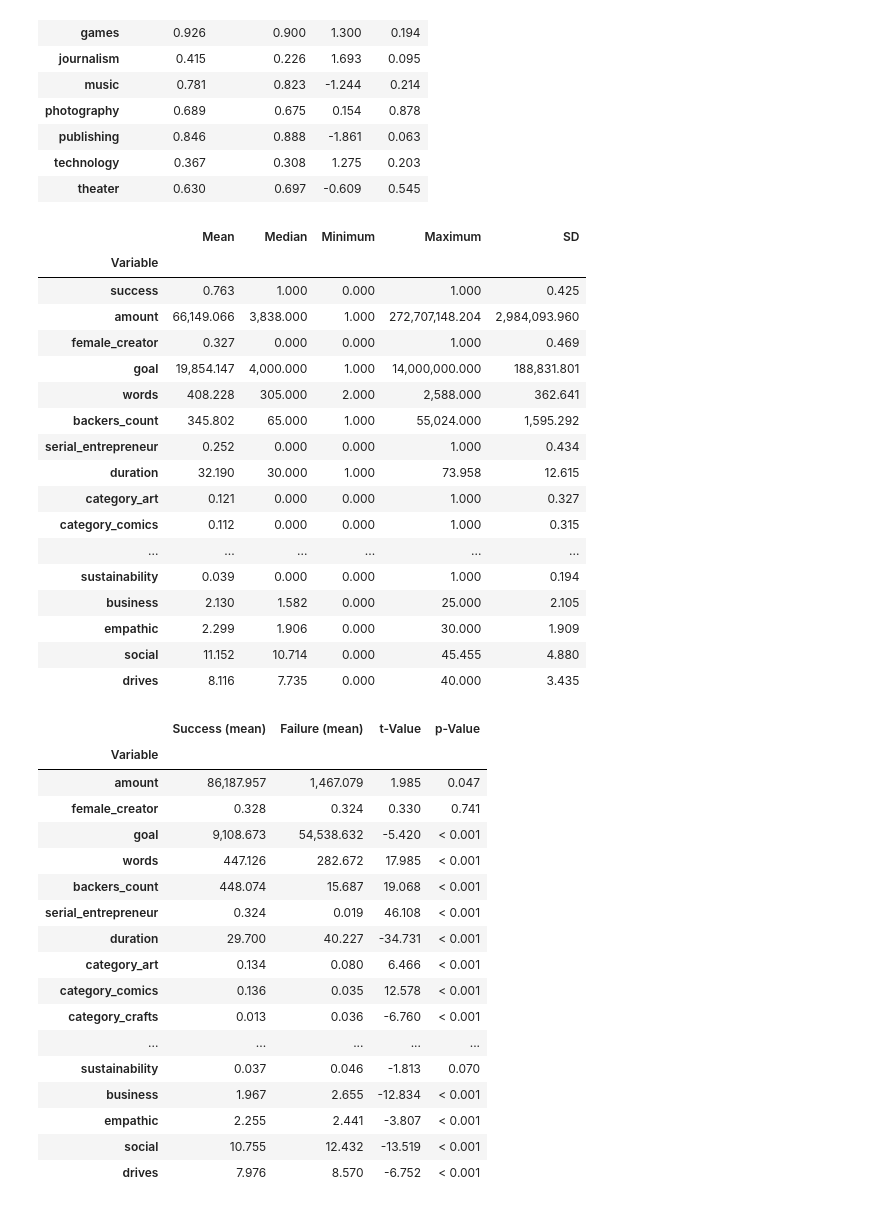
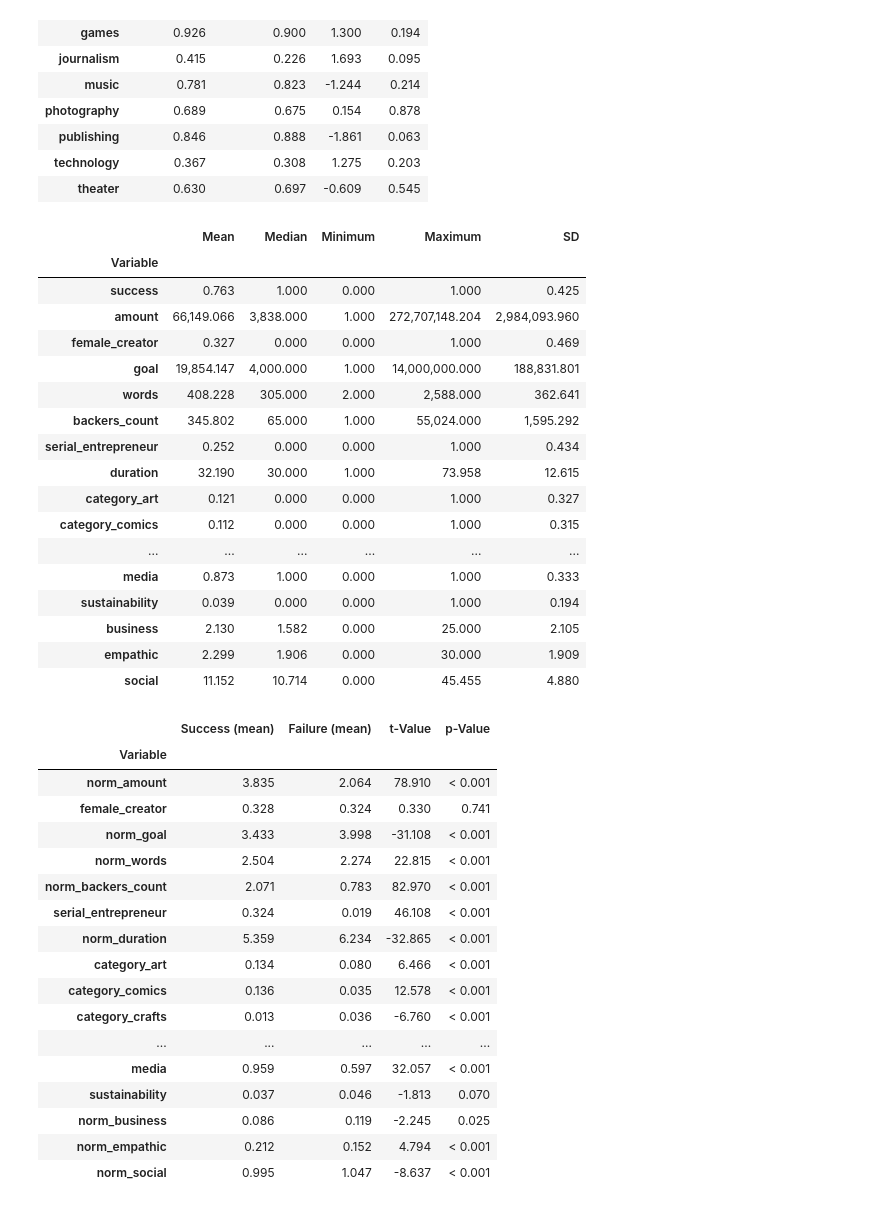
Before and after one commit to MaxPersoon/KickstarterScraper, a Jupyter notebook: dataProcessing.ipynb, the cells around one changed output. Saved outputs shown, nothing was run; the diff lists cells and outputs as text; code cells hidden in the pictures.

```diff
--- a/dataProcessing.ipynb
+++ b/dataProcessing.ipynb
@@ -7,6 +7,7 @@ from pandas.core.dtypes.common import is_numeric_dtype
 
 data = pd.read_csv("data.csv")
 data = data.set_index('projectID')
+data = data.drop(columns=['drives'])
 pd.set_option('display.float_format',  '{:,.3f}'.format)
 data
 # %% [output]
@@ -26,0 +28,28 @@ data
+# %%
+# Normalize data
+# Box-Cox lambda values
+# amount        0.0915075719918227
+# goal          0.02059050704045948
+# words         0.19404918878650212
+# backers_count 0.010289890837174583
+# duration      0.4346871019563134
+# business      0.039097024902746386
+# empathic      0.05775409842214908
+# social        0.23771984812837177
+# drives        0.22950948679659838
+
+normData = data.copy()
+
+for variable in ['amount', 'goal', 'words', 'backers_count', 'business', 'empathic', 'social']: # + drives
+    minimum, secondMinimum = data[variable].drop_duplicates().nsmallest(2)
+    if minimum == 0:
+        normData[variable] += 0.5*secondMinimum
+
+    normData[variable] = np.log10(normData[variable])
+    normData = normData.rename(columns={variable: "norm_" + variable})
+
+normData['duration'] = np.sqrt(normData['duration'])
+normData = normData.rename(columns={'duration': 'norm_duration'})
+
+normData.to_csv('normalisedData.csv')
+normData
@@ -148,15 +192,15 @@ table3
 | category_art | 0.121 | 0.000 | 0.000 | 1.000 | 0.327 |
 | category_comics | 0.112 | 0.000 | 0.000 | 1.000 | 0.315 |
 | ... | ... | ... | ... | ... | ... |
+| media | 0.873 | 1.000 | 0.000 | 1.000 | 0.333 |
 | sustainability | 0.039 | 0.000 | 0.000 | 1.000 | 0.194 |
 | business | 2.130 | 1.582 | 0.000 | 25.000 | 2.105 |
 | empathic | 2.299 | 1.906 | 0.000 | 30.000 | 1.909 |
 | social | 11.152 | 10.714 | 0.000 | 45.455 | 4.880 |
-| drives | 8.116 | 7.735 | 0.000 | 40.000 | 3.435 |
 # %%
 # Table 4
-succData = data[data['success'] == 1]
-failData = data[data['success'] == 0]
+succData = normData[normData['success'] == 1]
+failData = normData[normData['success'] == 0]
 
 succMeans = []
 failMeans = []
@@ -166,7 +210,7 @@ failMedians = []
 meanTValues = []
 meanPValues = []
 
-moodsVars = ['amount', 'goal', 'words', 'backers_count', 'duration', 'business', 'empathic', 'social', 'drives']
+moodsVars = ['amount', 'goal', 'words', 'backers_count', 'duration', 'business', 'empathic', 'social'] # + drives
 medianTValues = []
 medianPValues = []
 
@@ -177,6 +221,13 @@ def cleanPValue(pValue):
             pValue = "< 0.001"
     return pValue
 
+
+numVars_ = []
+for var in numVars:
+    if var in ['amount', 'goal', 'words', 'backers_count', 'business', 'empathic', 'social', 'duration']:
+        var = "norm_" + var
+    numVars_.append(var)
+numVars = numVars_[:]
 
 for variable in numVars[1:]:
     varDataSucc = succData[variable]
@@ -193,49 +244,49 @@ for variable in numVars[1:]:
     failVar = np.var(varDataFail)
 
     bigger = np.maximum(succVar, failVar)
     smaller = np.minimum(succVar, failVar)
 
     equalVariance = False
     if bigger / smaller < 4:
         equalVariance = True
 
     # Perform two sample t-test
     result = st.ttest_ind(a=varDataSucc, b=varDataFail, equal_var=equalVariance)
     meanTValues.append(result[0])
     meanPValues.append(cleanPValue(result[1]))
 
     # Perform Mood's median test
     if variable in moodsVars:
         result = st.median_test(varDataSucc, varDataFail)
     else:
         result = ["N/A", "N/A"]
     medianTValues.append(result[0])
     medianPValues.append(cleanPValue(result[1]))
 
 table4 = {'Variable': numVars[1:], 'Success (mean)': succMeans, 'Failure (mean)': failMeans, 't-Value': meanTValues, 'p-Value': meanPValues}
 table4 = pd.DataFrame.from_dict(table4)
 table4 = table4.set_index('Variable')
 table4.to_csv('Tables/mean per variable (success).csv')
 table4
 # %% [output]
 |  | Success (mean) | Failure (mean) | t-Value | p-Value |
 | Variable |  |  |  |  |
-| amount | 86,187.957 | 1,467.079 | 1.985 | 0.047 |
+| norm_amount | 3.835 | 2.064 | 78.910 | < 0.001 |
 | female_creator | 0.328 | 0.324 | 0.330 | 0.741 |
-| goal | 9,108.673 | 54,538.632 | -5.420 | < 0.001 |
-| words | 447.126 | 282.672 | 17.985 | < 0.001 |
-| backers_count | 448.074 | 15.687 | 19.068 | < 0.001 |
+| norm_goal | 3.433 | 3.998 | -31.108 | < 0.001 |
+| norm_words | 2.504 | 2.274 | 22.815 | < 0.001 |
+| norm_backers_count | 2.071 | 0.783 | 82.970 | < 0.001 |
 | serial_entrepreneur | 0.324 | 0.019 | 46.108 | < 0.001 |
-| duration | 29.700 | 40.227 | -34.731 | < 0.001 |
+| norm_duration | 5.359 | 6.234 | -32.865 | < 0.001 |
 | category_art | 0.134 | 0.080 | 6.466 | < 0.001 |
 | category_comics | 0.136 | 0.035 | 12.578 | < 0.001 |
 | category_crafts | 0.013 | 0.036 | -6.760 | < 0.001 |
 | ... | ... | ... | ... | ... |
+| media | 0.959 | 0.597 | 32.057 | < 0.001 |
 | sustainability | 0.037 | 0.046 | -1.813 | 0.070 |
-| business | 1.967 | 2.655 | -12.834 | < 0.001 |
-| empathic | 2.255 | 2.441 | -3.807 | < 0.001 |
-| social | 10.755 | 12.432 | -13.519 | < 0.001 |
-| drives | 7.976 | 8.570 | -6.752 | < 0.001 |
+| norm_business | 0.086 | 0.119 | -2.245 | 0.025 |
+| norm_empathic | 0.212 | 0.152 | 4.794 | < 0.001 |
+| norm_social | 0.995 | 1.047 | -8.637 | < 0.001 |
 # %%
 # Table 4 (continued)
 table4 = {'Variable': numVars[1:], 'Success (median)': succMedians, 'Failure (median)': failMedians, 'χ²-Value': medianTValues, 'p-Value': medianPValues}
```
Also changed, not shown: parts of 10 cells of this notebook, 7 other files.
